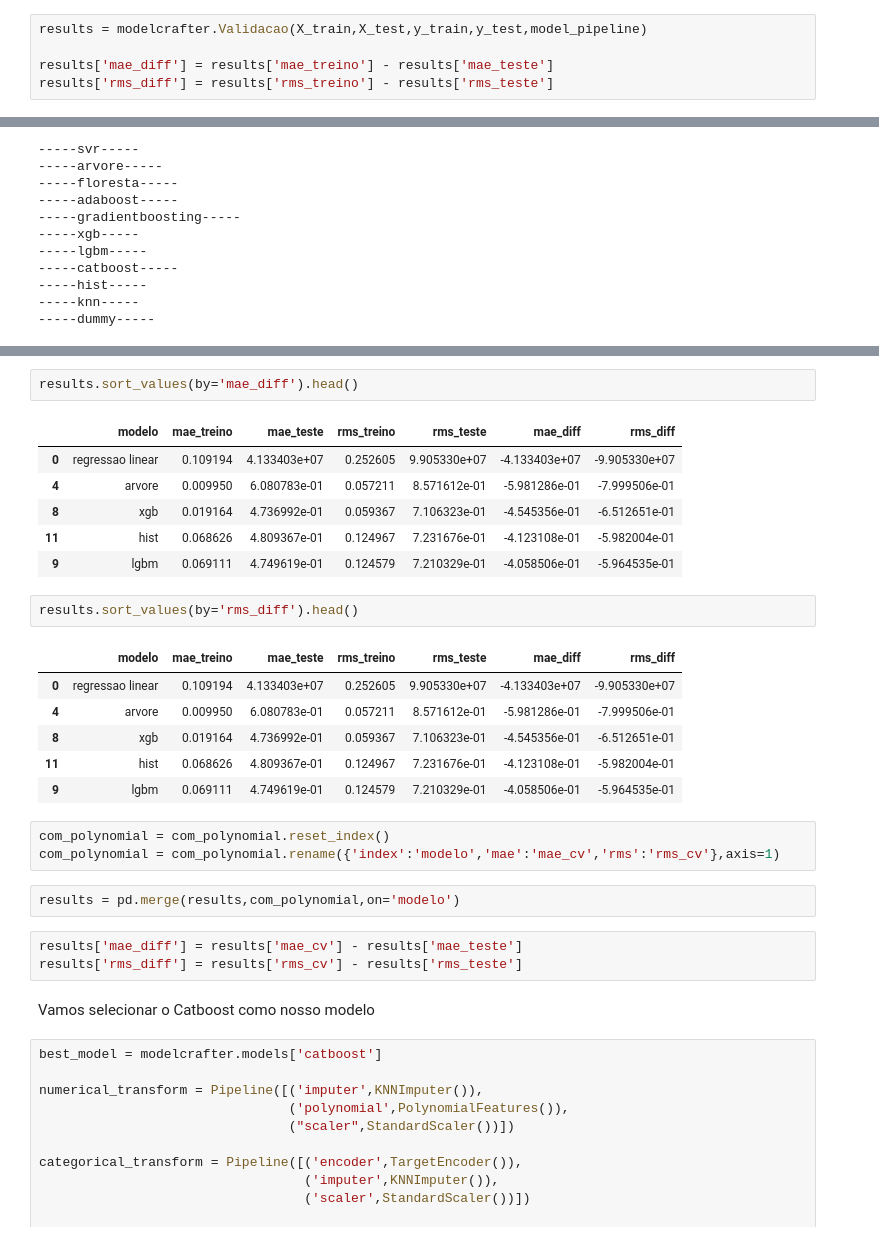
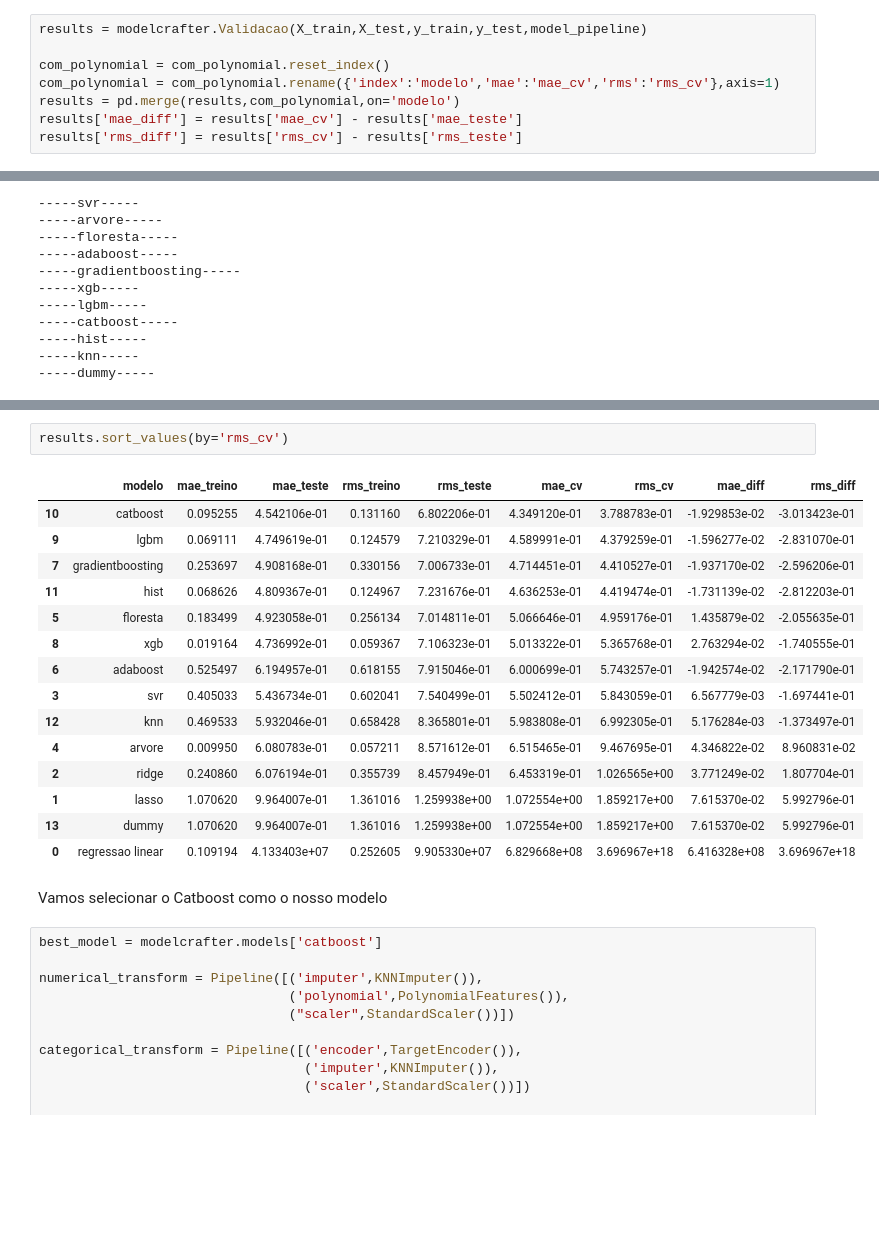
Before and after one commit to Alexandre-Esposte/Machine-learning-aplicado-f-sica, a Jupyter notebook: lista4-project2/lista4-project2.ipynb, the cells around one changed output, grey strips where cells are left out. Saved outputs shown, nothing was run; the diff lists cells and outputs as text; blank space fills up the shorter version.

```diff
--- a/lista4-project2/lista4-project2.ipynb
+++ b/lista4-project2/lista4-project2.ipynb
@@ -811,8 +811,11 @@ Eu vou considerar o catboost obtido dessa ultimo treinamento. Entrentanto, não
 # %%
 results = modelcrafter.Validacao(X_train,X_test,y_train,y_test,model_pipeline)
 
-results['mae_diff'] = results['mae_treino'] - results['mae_teste']
-results['rms_diff'] = results['rms_treino'] - results['rms_teste']
+com_polynomial = com_polynomial.reset_index()
+com_polynomial = com_polynomial.rename({'index':'modelo','mae':'mae_cv','rms':'rms_cv'},axis=1)
+results = pd.merge(results,com_polynomial,on='modelo')
+results['mae_diff'] = results['mae_cv'] - results['mae_teste']
+results['rms_diff'] = results['rms_cv'] - results['rms_teste']
 # %% [output]
 -----regressao linear-----
 -----lasso-----
@@ -831,31 +851,23 @@ results['rms_diff'] = results['rms_treino'] - results['rms_teste']
 # %%
-results.sort_values(by='mae_diff').head()
+results.sort_values(by='rms_cv')
 # %% [output]
-|  | modelo | mae_treino | mae_teste | rms_treino | rms_teste | mae_diff | rms_diff |
-| 0 | regressao linear | 0.109194 | 4.133403e+07 | 0.252605 | 9.905330e+07 | -4.133403e+07 | -9.905330e+07 |
-| 4 | arvore | 0.009950 | 6.080783e-01 | 0.057211 | 8.571612e-01 | -5.981286e-01 | -7.999506e-01 |
-| 8 | xgb | 0.019164 | 4.736992e-01 | 0.059367 | 7.106323e-01 | -4.545356e-01 | -6.512651e-01 |
-| 11 | hist | 0.068626 | 4.809367e-01 | 0.124967 | 7.231676e-01 | -4.123108e-01 | -5.982004e-01 |
-| 9 | lgbm | 0.069111 | 4.749619e-01 | 0.124579 | 7.210329e-01 | -4.058506e-01 | -5.964535e-01 |
+|  | modelo | mae_treino | mae_teste | rms_treino | rms_teste | mae_cv | rms_cv | mae_diff | rms_diff |
+| 10 | catboost | 0.095255 | 4.542106e-01 | 0.131160 | 6.802206e-01 | 4.349120e-01 | 3.788783e-01 | -1.929853e-02 | -3.013423e-01 |
+| 9 | lgbm | 0.069111 | 4.749619e-01 | 0.124579 | 7.210329e-01 | 4.589991e-01 | 4.379259e-01 | -1.596277e-02 | -2.831070e-01 |
+| 7 | gradientboosting | 0.253697 | 4.908168e-01 | 0.330156 | 7.006733e-01 | 4.714451e-01 | 4.410527e-01 | -1.937170e-02 | -2.596206e-01 |
+| 11 | hist | 0.068626 | 4.809367e-01 | 0.124967 | 7.231676e-01 | 4.636253e-01 | 4.419474e-01 | -1.731139e-02 | -2.812203e-01 |
+| 5 | floresta | 0.183499 | 4.923058e-01 | 0.256134 | 7.014811e-01 | 5.066646e-01 | 4.959176e-01 | 1.435879e-02 | -2.055635e-01 |
+| 8 | xgb | 0.019164 | 4.736992e-01 | 0.059367 | 7.106323e-01 | 5.013322e-01 | 5.365768e-01 | 2.763294e-02 | -1.740555e-01 |
+| 6 | adaboost | 0.525497 | 6.194957e-01 | 0.618155 | 7.915046e-01 | 6.000699e-01 | 5.743257e-01 | -1.942574e-02 | -2.171790e-01 |
+| 3 | svr | 0.405033 | 5.436734e-01 | 0.602041 | 7.540499e-01 | 5.502412e-01 | 5.843059e-01 | 6.567779e-03 | -1.697441e-01 |
+| 12 | knn | 0.469533 | 5.932046e-01 | 0.658428 | 8.365801e-01 | 5.983808e-01 | 6.992305e-01 | 5.176284e-03 | -1.373497e-01 |
+| 4 | arvore | 0.009950 | 6.080783e-01 | 0.057211 | 8.571612e-01 | 6.515465e-01 | 9.467695e-01 | 4.346822e-02 | 8.960831e-02 |
+| 2 | ridge | 0.240860 | 6.076194e-01 | 0.355739 | 8.457949e-01 | 6.453319e-01 | 1.026565e+00 | 3.771249e-02 | 1.807704e-01 |
+| 1 | lasso | 1.070620 | 9.964007e-01 | 1.361016 | 1.259938e+00 | 1.072554e+00 | 1.859217e+00 | 7.615370e-02 | 5.992796e-01 |
+| 13 | dummy | 1.070620 | 9.964007e-01 | 1.361016 | 1.259938e+00 | 1.072554e+00 | 1.859217e+00 | 7.615370e-02 | 5.992796e-01 |
+| 0 | regressao linear | 0.109194 | 4.133403e+07 | 0.252605 | 9.905330e+07 | 6.829668e+08 | 3.696967e+18 | 6.416328e+08 | 3.696967e+18 |
-# %%
-results.sort_values(by='rms_diff').head()
-# %% [output]
-|  | modelo | mae_treino | mae_teste | rms_treino | rms_teste | mae_diff | rms_diff |
-| 0 | regressao linear | 0.109194 | 4.133403e+07 | 0.252605 | 9.905330e+07 | -4.133403e+07 | -9.905330e+07 |
-| 4 | arvore | 0.009950 | 6.080783e-01 | 0.057211 | 8.571612e-01 | -5.981286e-01 | -7.999506e-01 |
-| 8 | xgb | 0.019164 | 4.736992e-01 | 0.059367 | 7.106323e-01 | -4.545356e-01 | -6.512651e-01 |
-| 11 | hist | 0.068626 | 4.809367e-01 | 0.124967 | 7.231676e-01 | -4.123108e-01 | -5.982004e-01 |
-| 9 | lgbm | 0.069111 | 4.749619e-01 | 0.124579 | 7.210329e-01 | -4.058506e-01 | -5.964535e-01 |
-# %%
-com_polynomial = com_polynomial.reset_index()
-com_polynomial = com_polynomial.rename({'index':'modelo','mae':'mae_cv','rms':'rms_cv'},axis=1)
-# %%
-results = pd.merge(results,com_polynomial,on='modelo')
-# %%
-results['mae_diff'] = results['mae_cv'] - results['mae_teste']
-results['rms_diff'] = results['rms_cv'] - results['rms_teste']
 # %% [markdown]
-Vamos selecionar o Catboost como nosso modelo
+Vamos selecionar o Catboost como o nosso modelo
 # %%
 best_model = modelcrafter.models['catboost']
 
```
Also changed, not shown: parts of 31 cells of this notebook, 4 other files.
